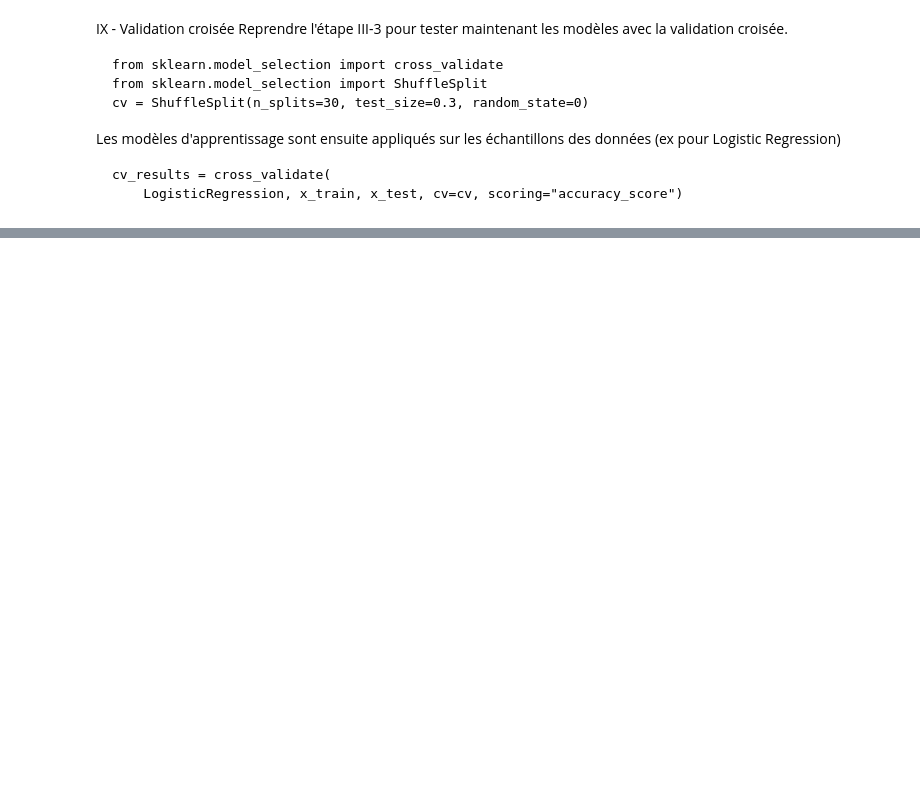
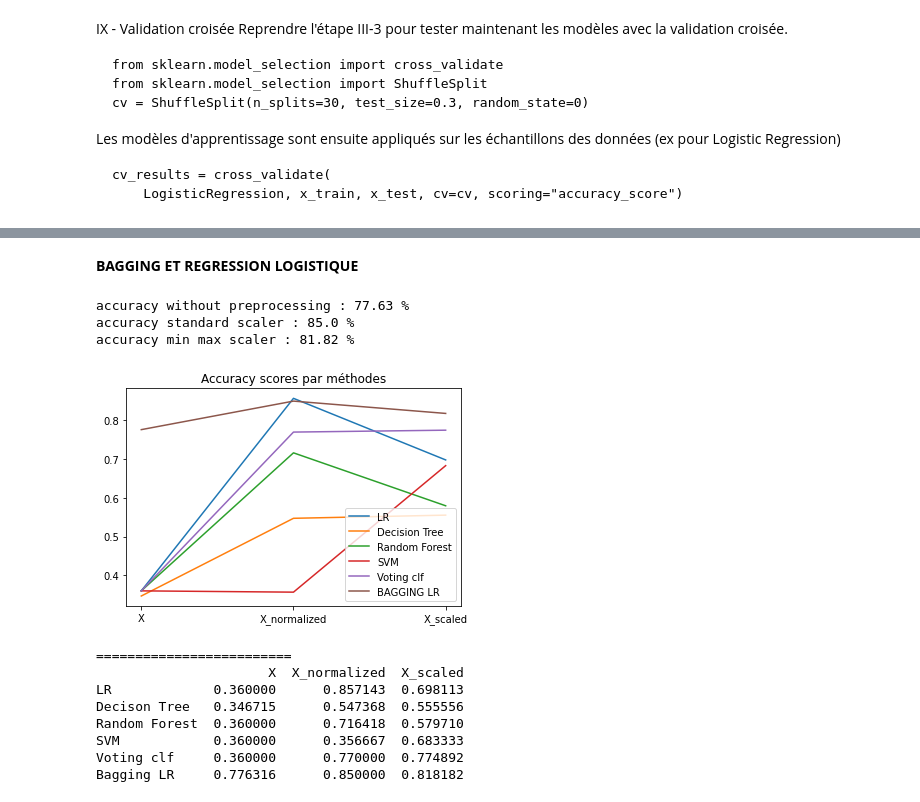
Before and after one commit to fereol023/My-ML-Courses-, a Jupyter notebook: TDClassificationPimaModifié.ipynb, the cells around one changed output, grey strips where cells are left out. Drawn from its saved outputs; the diff is of its cells as text; code cells hidden in the pictures; blank space fills up the shorter version.

```diff
--- a/TDClassificationPimaModifié.ipynb
+++ b/TDClassificationPimaModifié.ipynb
@@ -594,0 +731,76 @@ VALIDATION CROISEE AVEC DONNEES STANDARDISEES SUR LE MODELE DE REGRESSION LOGIST
+# %% [markdown]
+**BAGGING ET REGRESSION LOGISTIQUE**
+# %%
+from sklearn.ensemble import BaggingClassifier
+clf=LogisticRegression()#classifieur régression logistique
+#creation d’un ensemble d’apprentissage
+bag_clf=BaggingClassifier(clf, n_estimators=500, max_samples=100, bootstrap_features=True, n_jobs=-1)
+y0_train_ = y0_train.reshape(-1,1)
+y1_train_ = y1_train.reshape(-1,1)
+y2_train_ = y2_train.reshape(-1,1)
+
+# données sans preprocessing
+bag_clf.fit(x0_train, y0_train_)
+y0_pred_ = bag_clf.predict(x0_test)
+
+# données standardisées
+bag_clf.fit(x1_train, y1_train_)
+y1_pred_ = bag_clf.predict(x1_test)
+
+# données scaled
+bag_clf.fit(x2_train, y2_train_)
+y2_pred_ = bag_clf.predict(x2_test)
+
+# calcul des accuracy
+#bagging_score0=metrics.accuracy_score(y0_pred_, y0_test)
+#bagging_score1=metrics.accuracy_score(y1_pred_, y1_test)
+#bagging_score2=metrics.accuracy_score(y2_pred_, y1_test)
+
+# calcul des recalls
+bagging_score0=metrics.recall_score(y0_pred_, y0_test)
+bagging_score1=metrics.recall_score(y1_pred_, y1_test)
+bagging_score2=metrics.recall_score(y2_pred_, y2_test)
+
+print("accuracy without preprocessing :", round(bagging_score0*100,2), "%")
+print("accuracy standard scaler :", round(bagging_score1*100,2), "%")
+print("accuracy min max scaler :", round(bagging_score2*100,2), "%")
+# %% [output]
+accuracy without preprocessing : 77.63 %
+accuracy standard scaler : 85.0 %
+accuracy min max scaler : 81.82 %
+# %%
+#Calculer les accuracy des modèles
+#Ajouter tous les scores à une liste
+scores_lr = [model_lr0_score, model_lr1_score, model_lr2_score]
+scores_tree = [model_tree0_score, model_tree1_score, model_tree2_score]
+scores_rfc = [model_rfc0_score, model_rfc1_score, model_rfc2_score]
+scores_svm = [model_svc0_score, model_svc1_score, model_svc2_score]
+scores_vote = [vote_score0, vote_score1, vote_score2]
+scores_bagging = [bagging_score0, bagging_score1, bagging_score2]
+
+#Afficher la liste des scores dans une courbe
+X_labels = ["X", "X_normalized", "X_scaled"]
+plt.plot(X_labels, scores_lr, label="LR")
+plt.plot(X_labels, scores_tree, label="Decision Tree")
+plt.plot(X_labels, scores_rfc, label="Random Forest")
+plt.plot(X_labels, scores_svm, label="SVM")
+plt.plot(X_labels, scores_vote, label="Voting clf")
+plt.plot(X_labels, scores_bagging, label="BAGGING LR")
+plt.title("Accuracy scores par méthodes")
+plt.legend()
+plt.show()
+
+acc = np.array([scores_lr, scores_tree, scores_rfc, scores_svm, scores_vote, scores_bagging])
+accuracy_table = pd.DataFrame(acc, columns = X_labels, index=["LR", "Decison Tree", "Random Forest", "SVM", "Voting clf", "Bagging LR"])
+print(line)
+print(accuracy_table)
+# %% [output]
+[figure, added]
+=========================
+                      X  X_normalized  X_scaled
+LR             0.360000      0.857143  0.698113
+Decison Tree   0.346715      0.547368  0.555556
+Random Forest  0.360000      0.716418  0.579710
+SVM            0.360000      0.356667  0.683333
+Voting clf     0.360000      0.770000  0.774892
+Bagging LR     0.776316      0.850000  0.818182
```
Also changed, not shown: parts of 14 cells of this notebook.
